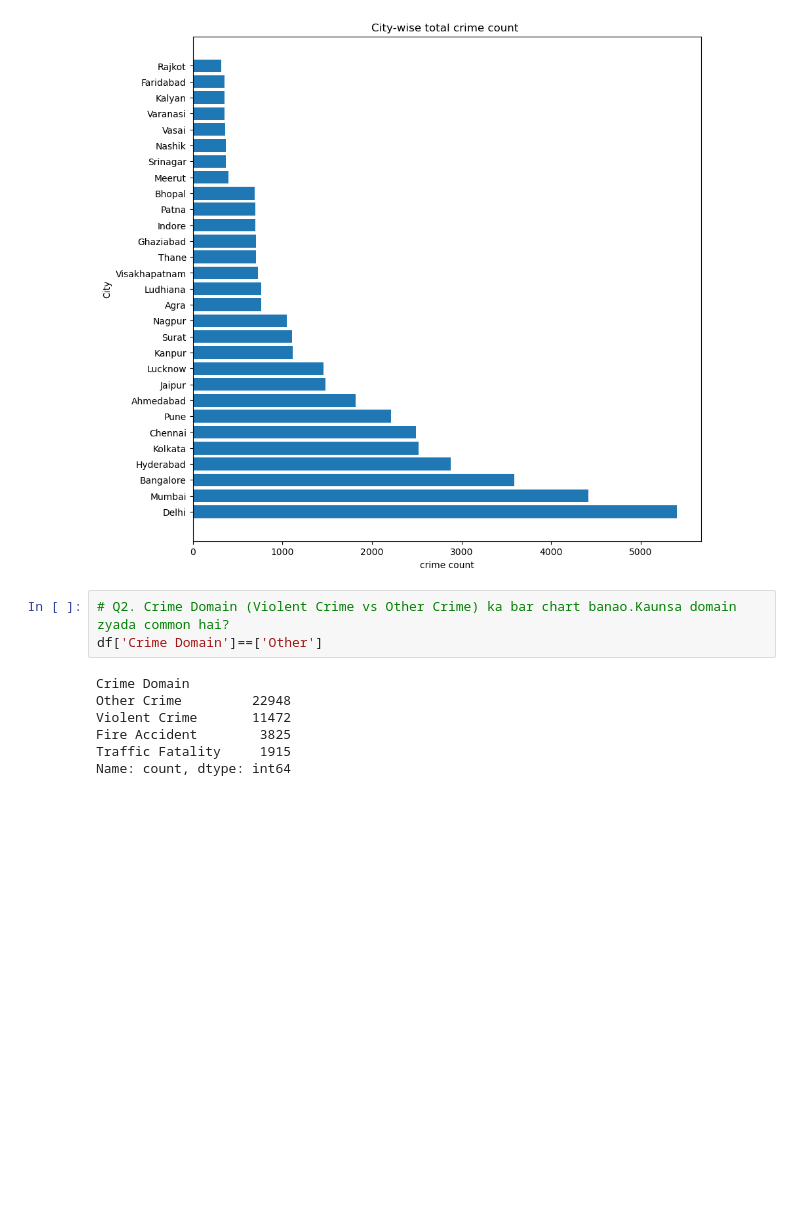
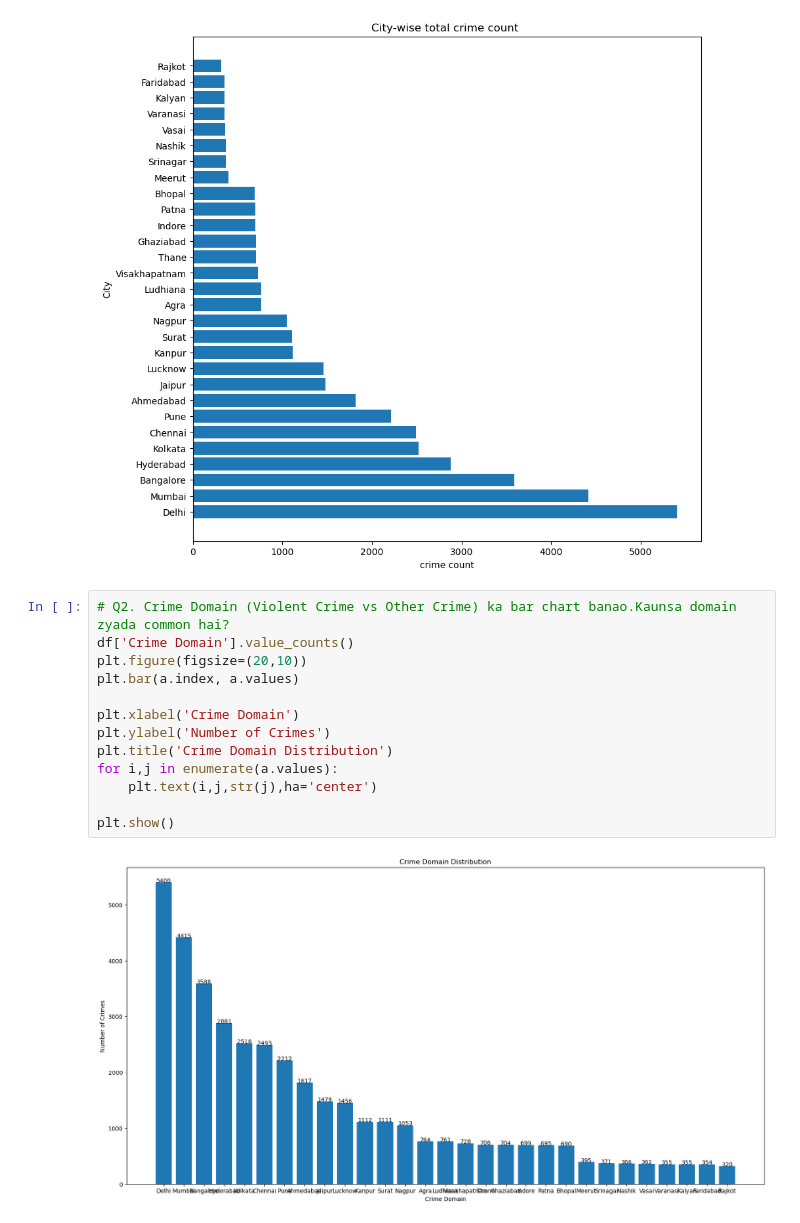
Before and after one commit to abhishekyadav-codes/DATA_ANALYST_JUPYTER, a Jupyter notebook: MATPLOTLIB/QUESTIONS SOLVING MATPLOTLIB/Crime Data.ipynb, the cells around one changed output. Cells and saved outputs as stored; diff of their text form; blank space fills up the shorter version.

```diff
--- a/MATPLOTLIB/QUESTIONS SOLVING MATPLOTLIB/Crime Data.ipynb
+++ b/MATPLOTLIB/QUESTIONS SOLVING MATPLOTLIB/Crime Data.ipynb
@@ -32,11 +32,16 @@ Text(0.5, 1.0, 'City-wise total crime count ')
 [figure]
 # %%
 # Q2. Crime Domain (Violent Crime vs Other Crime) ka bar chart banao.Kaunsa domain zyada common hai?
-df['Crime Domain']==['Other']
+df['Crime Domain'].value_counts()
+plt.figure(figsize=(20,10))
+plt.bar(a.index, a.values)
+
+plt.xlabel('Crime Domain')
+plt.ylabel('Number of Crimes')
+plt.title('Crime Domain Distribution')
+for i,j in enumerate(a.values):
+    plt.text(i,j,str(j),ha='center')
+
+plt.show()
 # %% [output]
-Crime Domain
-Other Crime         22948
-Violent Crime       11472
-Fire Accident        3825
-Traffic Fatality     1915
-Name: count, dtype: int64
+[figure, added]
```
